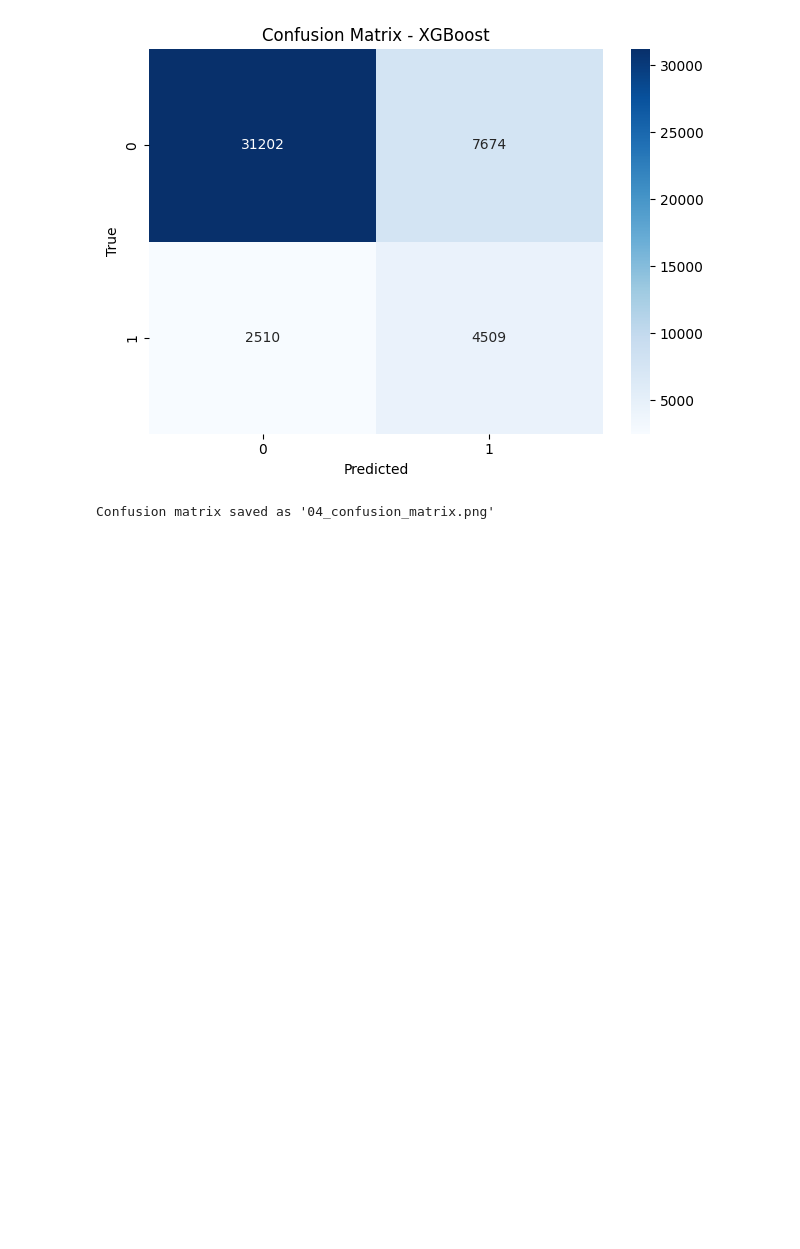
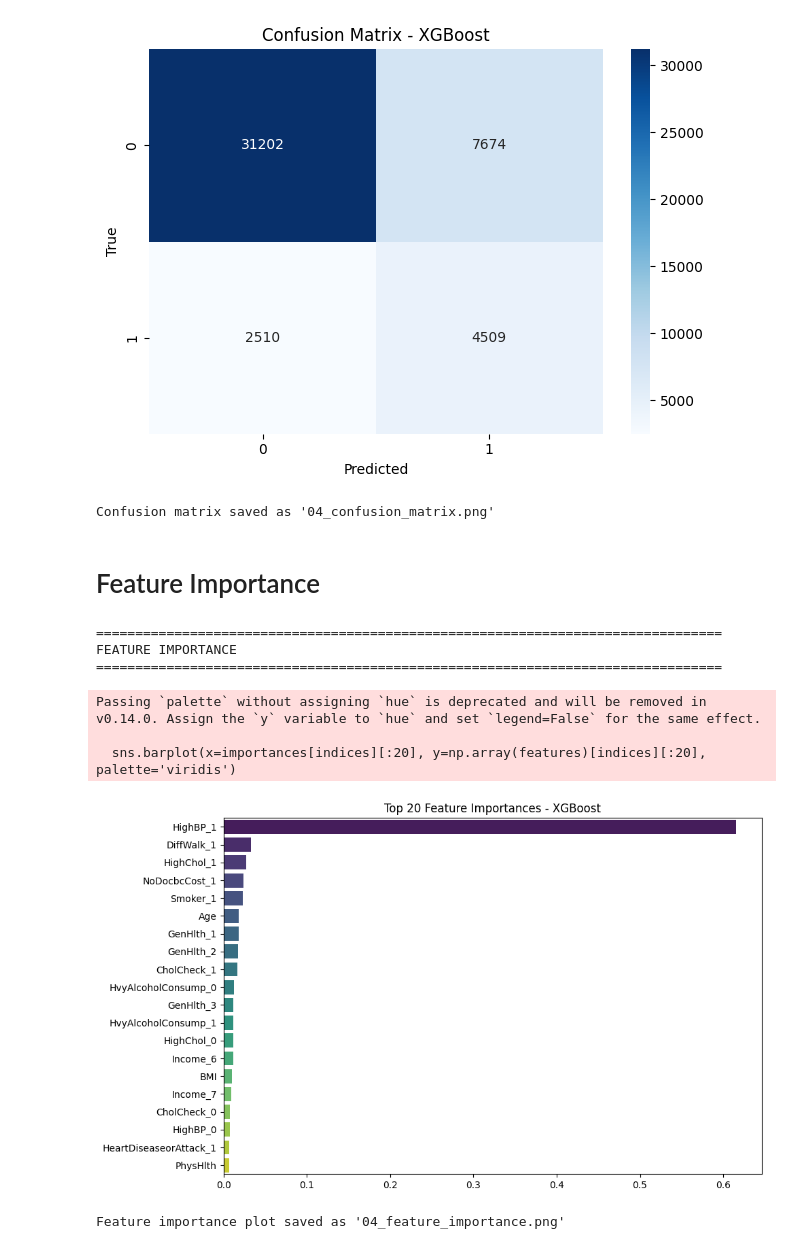
Before and after one commit to eyyuboeztuerk-arch/DPP-Stackfuel-Data-Science-Projekt, a Jupyter notebook: notebooks/04_results.ipynb, the cells around one changed output. Cells and saved outputs as stored; diff of their text form; code cells hidden in the pictures; blank space fills up the shorter version.

Commit message:
add top feature importances for best model in 04_results.ipynb

```diff
--- a/notebooks/04_results.ipynb
+++ b/notebooks/04_results.ipynb
@@ -173,3 +173,39 @@ Best model: XGBoost (Threshold=0.261)
 weighted avg       0.84      0.78      0.80     45895
 [figure]
 Confusion matrix saved as '04_confusion_matrix.png'
+# %% [markdown]
+# Feature Importance
+# %%
+# ============================================================================
+# 5. FEATURE IMPORTANCE
+# ============================================================================
+print("\n" + "="*80)
+print("FEATURE IMPORTANCE")
+print("="*80)
+
+best_model = models[best_model_name]
+feature_names_original = joblib.load(models_dir / "feature_names.pkl")
+
+if hasattr(best_model, 'feature_importances_'):
+    importances = best_model.feature_importances_
+    features = feature_names_original
+    indices = np.argsort(importances)[::-1]
+
+    plt.figure(figsize=(10,6))
+    sns.barplot(x=importances[indices][:20], y=np.array(features)[indices][:20], palette='viridis')
+    plt.title(f"Top 20 Feature Importances - {best_model_name}")
+    plt.tight_layout()
+    plt.savefig("04_feature_importance.png", dpi=300, bbox_inches='tight')
+    plt.show()
+    print("Feature importance plot saved as '04_feature_importance.png'")
+else:
+    print(f"Model {best_model_name} does not support feature importances.")
+# %% [output]
+================================================================================
+FEATURE IMPORTANCE
+================================================================================
+Passing `palette` without assigning `hue` is deprecated and will be removed in v0.14.0. Assign the `y` variable to `hue` and set `legend=False` for the same effect.
+
+  sns.barplot(x=importances[indices][:20], y=np.array(features)[indices][:20], palette='viridis')
+[figure, added]
+Feature importance plot saved as '04_feature_importance.png'
```
